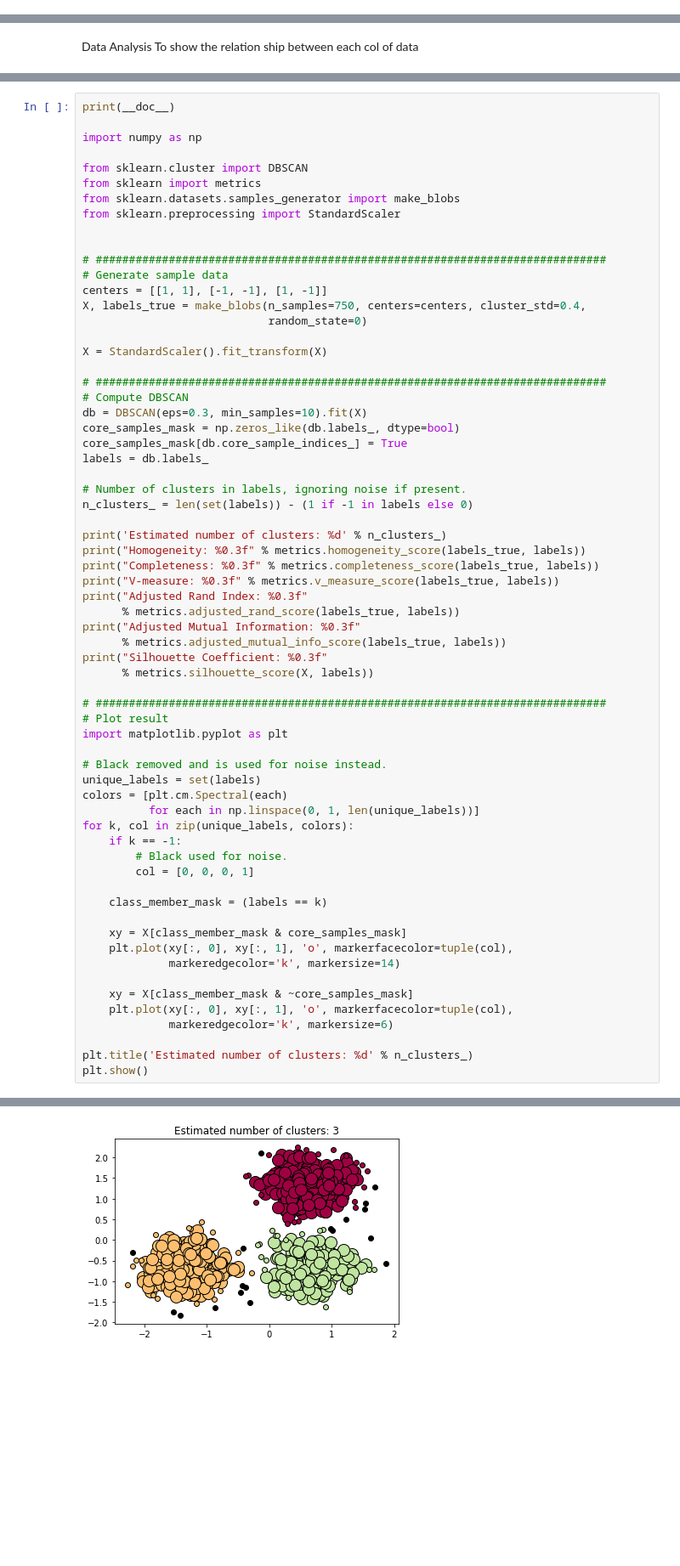
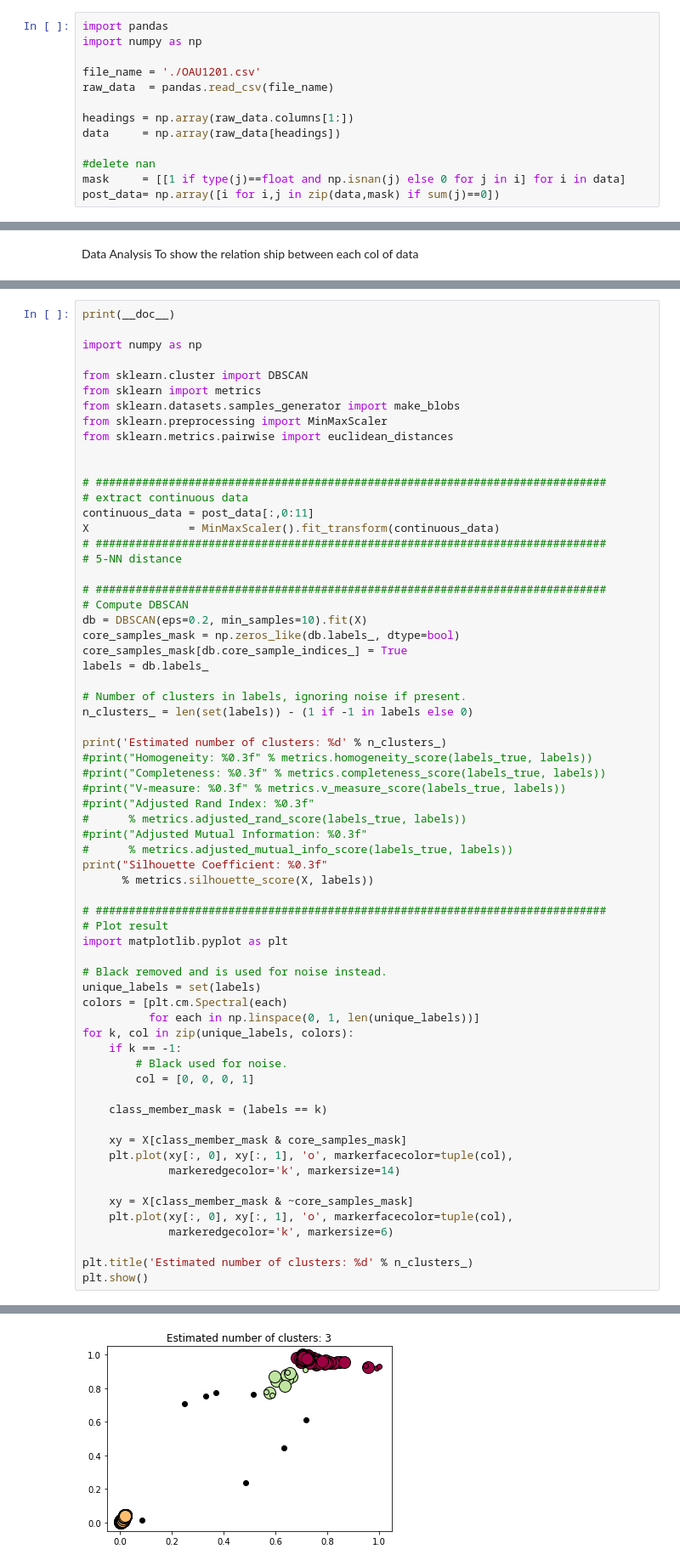
Before and after one commit to foTok/hybrid_diagnosis, a Jupyter notebook: Hybrid_Approach_v0.01.ipynb, the cells around one changed output, grey strips where cells are left out. Shown: that part at 85% size. Cells and saved outputs as stored; diff of their text form; blank space fills up the shorter version.

Commit message:
import OAU data, try DBSCAN. But DBSCAN works a little different from the paper. May be I ignored the discrete data.

```diff
--- a/Hybrid_Approach_v0.01.ipynb
+++ b/Hybrid_Approach_v0.01.ipynb
@@ -71,3 +74,16 @@ Variable containing:
+# %%
+import pandas
+import numpy as np
+
+file_name = './OAU1201.csv'
+raw_data  = pandas.read_csv(file_name)
+
+headings = np.array(raw_data.columns[1:])
+data     = np.array(raw_data[headings])
+
+#delete nan
+mask     = [[1 if type(j)==float and np.isnan(j) else 0 for j in i] for i in data]
+post_data= np.array([i for i,j in zip(data,mask) if sum(j)==0])
 # %% [markdown]
 ##### auto encoder decoder structure design
 Now, we just use some simple structure.
@@ -221,20 +237,20 @@ import numpy as np
 from sklearn.cluster import DBSCAN
 from sklearn import metrics
 from sklearn.datasets.samples_generator import make_blobs
-from sklearn.preprocessing import StandardScaler
+from sklearn.preprocessing import MinMaxScaler
+from sklearn.metrics.pairwise import euclidean_distances
 
 
 # #############################################################################
-# Generate sample data
-centers = [[1, 1], [-1, -1], [1, -1]]
-X, labels_true = make_blobs(n_samples=750, centers=centers, cluster_std=0.4,
-                            random_state=0)
-
-X = StandardScaler().fit_transform(X)
+# extract continuous data
+continuous_data = post_data[:,0:11]
+X               = MinMaxScaler().fit_transform(continuous_data)
+# #############################################################################
+# 5-NN distance
 
 # #############################################################################
 # Compute DBSCAN
-db = DBSCAN(eps=0.3, min_samples=10).fit(X)
+db = DBSCAN(eps=0.2, min_samples=10).fit(X)
 core_samples_mask = np.zeros_like(db.labels_, dtype=bool)
 core_samples_mask[db.core_sample_indices_] = True
 labels = db.labels_
@@ -243,13 +259,13 @@ labels = db.labels_
 n_clusters_ = len(set(labels)) - (1 if -1 in labels else 0)
 
 print('Estimated number of clusters: %d' % n_clusters_)
-print("Homogeneity: %0.3f" % metrics.homogeneity_score(labels_true, labels))
-print("Completeness: %0.3f" % metrics.completeness_score(labels_true, labels))
-print("V-measure: %0.3f" % metrics.v_measure_score(labels_true, labels))
-print("Adjusted Rand Index: %0.3f"
-      % metrics.adjusted_rand_score(labels_true, labels))
-print("Adjusted Mutual Information: %0.3f"
-      % metrics.adjusted_mutual_info_score(labels_true, labels))
+#print("Homogeneity: %0.3f" % metrics.homogeneity_score(labels_true, labels))
+#print("Completeness: %0.3f" % metrics.completeness_score(labels_true, labels))
+#print("V-measure: %0.3f" % metrics.v_measure_score(labels_true, labels))
+#print("Adjusted Rand Index: %0.3f"
+#      % metrics.adjusted_rand_score(labels_true, labels))
+#print("Adjusted Mutual Information: %0.3f"
+#      % metrics.adjusted_mutual_info_score(labels_true, labels))
 print("Silhouette Coefficient: %0.3f"
       % metrics.silhouette_score(X, labels))
 
@@ -290,4 +301,4 @@ Silhouette Coefficient: 0.626
-[figure, old version]
+[figure, new version]
 # %% [markdown]
 ## TAN classifier
 TAN classifier is the Tree Augmented Naive Baysian, which is created by adding a spaned tree into naive baysian network.
```
Also changed, not shown: parts of 2 cells of this notebook.
